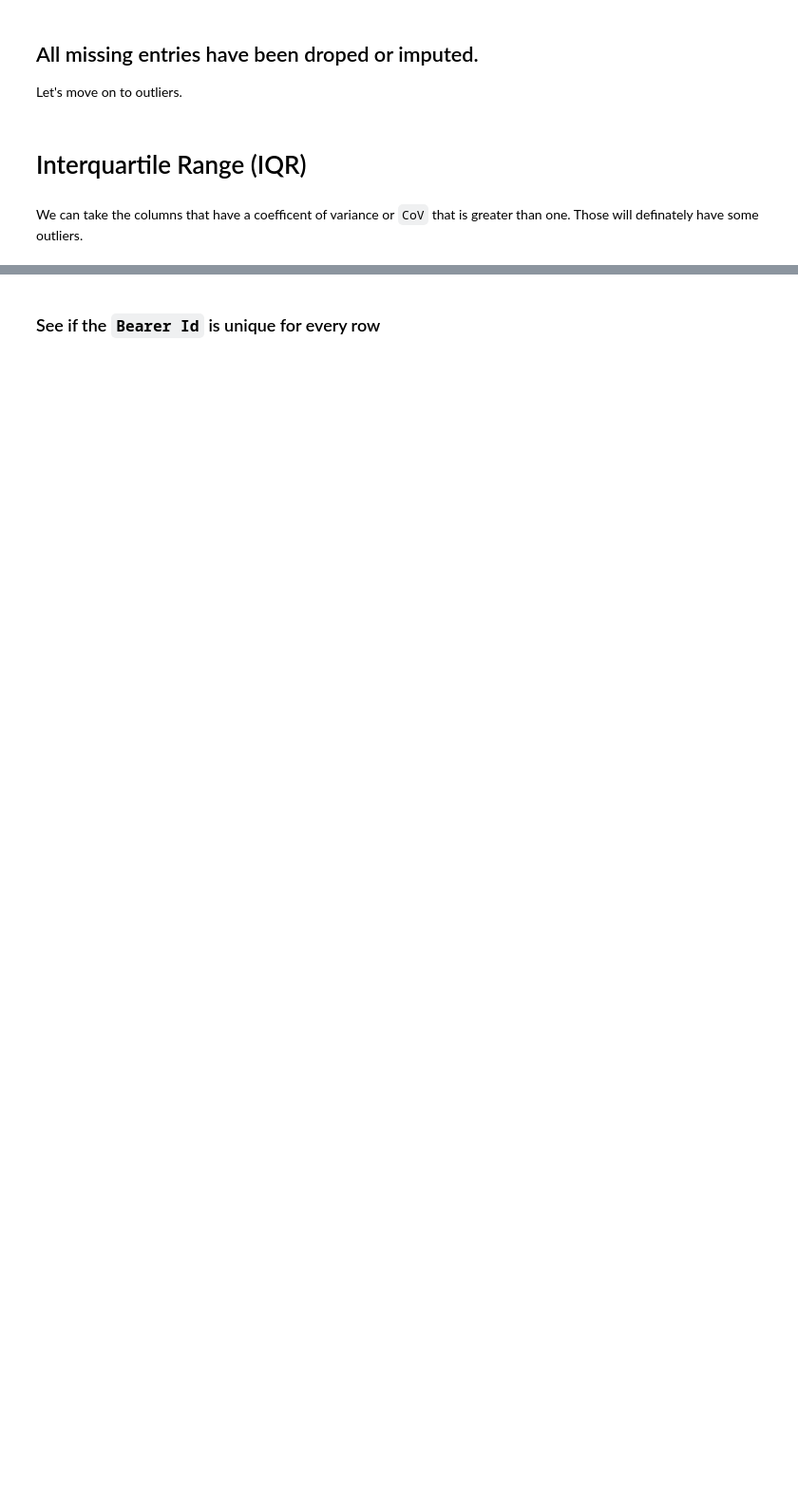
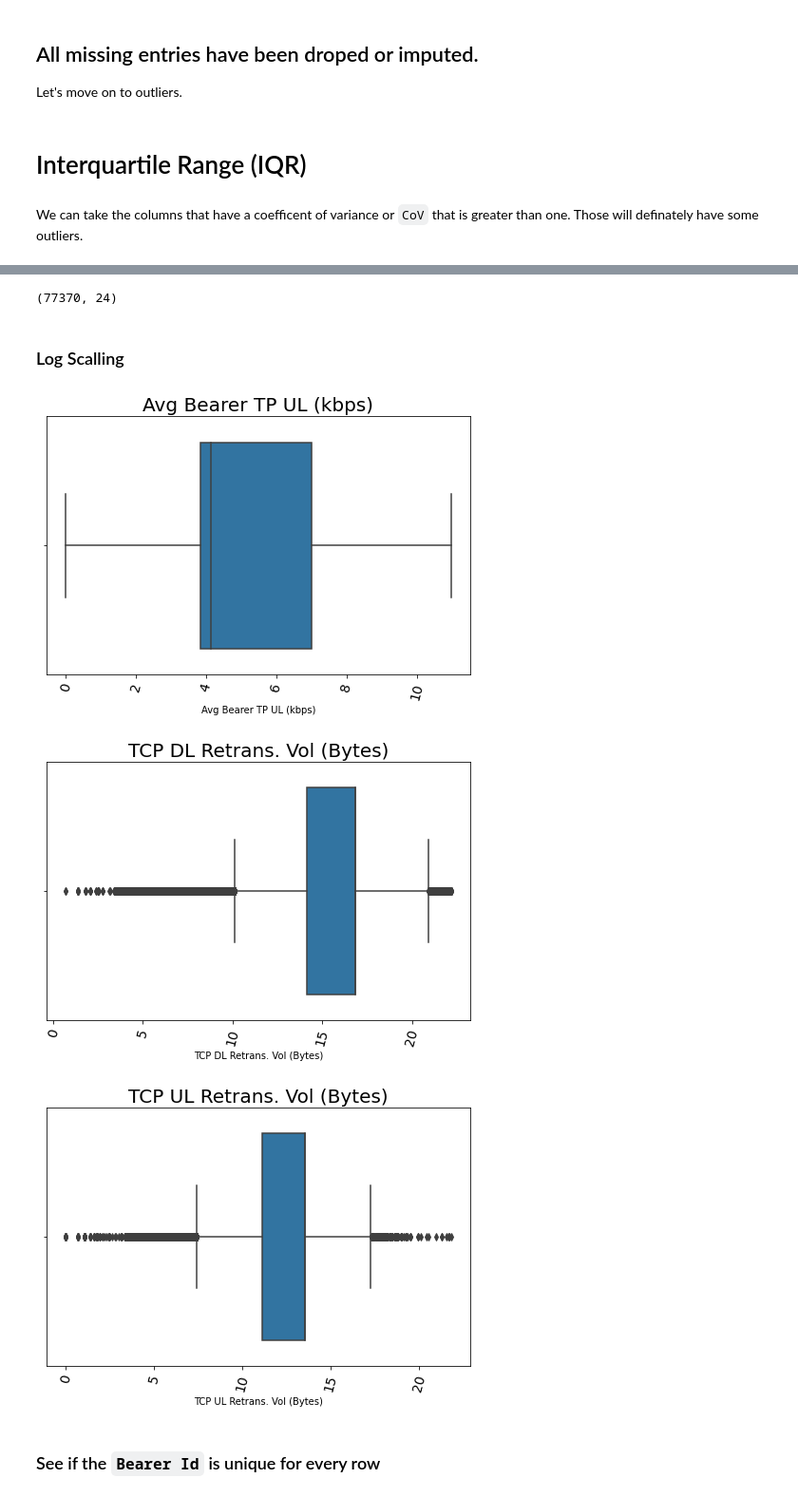
Before and after one commit to Hen0k/TellCo-user-analysis, a Jupyter notebook: notebooks/EDA.ipynb, the cells around one changed output, grey strips where cells are left out. Shown at 95% size. Saved outputs shown, nothing was run; the diff lists cells and outputs as text; code cells hidden in the pictures; blank space fills up the shorter version.

```diff
--- a/notebooks/EDA.ipynb
+++ b/notebooks/EDA.ipynb
@@ -348,0 +344,10 @@ We can take the columns that have a coefficent of variance or `CoV` that is grea
+# %%
+# for col in col_with_outliers:
+Q1 = tellco_df.quantile(0.25)
+Q3 = tellco_df.quantile(0.75)
+IQR = Q3 - Q1
+col_with_outliers_df = tellco_df[col_with_outliers]
+df_out = col_with_outliers_df[~((col_with_outliers_df < (Q1 - 1.5 * IQR)) |(col_with_outliers_df > (Q3 + 1.5 * IQR))).any(axis=1)]
+print(df_out.shape)
+# %% [output]
+(77370, 24)
@@ -349,3 +356,14 @@ We can take the columns that have a coefficent of variance or `CoV` that is grea
+# %% [markdown]
+### Log Scalling
+# %%
+fixed = pd.DataFrame()
+for col in col_with_outliers[3:6]:
+    fixed[col] = tellco_df[col].map(lambda i: np.log(i) if i > 0 else 0)
+    plotter.plot_box(fixed, col, col)
+# %% [output]
+[figure, added]
+[figure, added]
+[figure, added]
 # %% [markdown]
 ### See if the `Bearer Id` is unique for every row
 # %%
```
Also changed, not shown: parts of 6 cells of this notebook.
